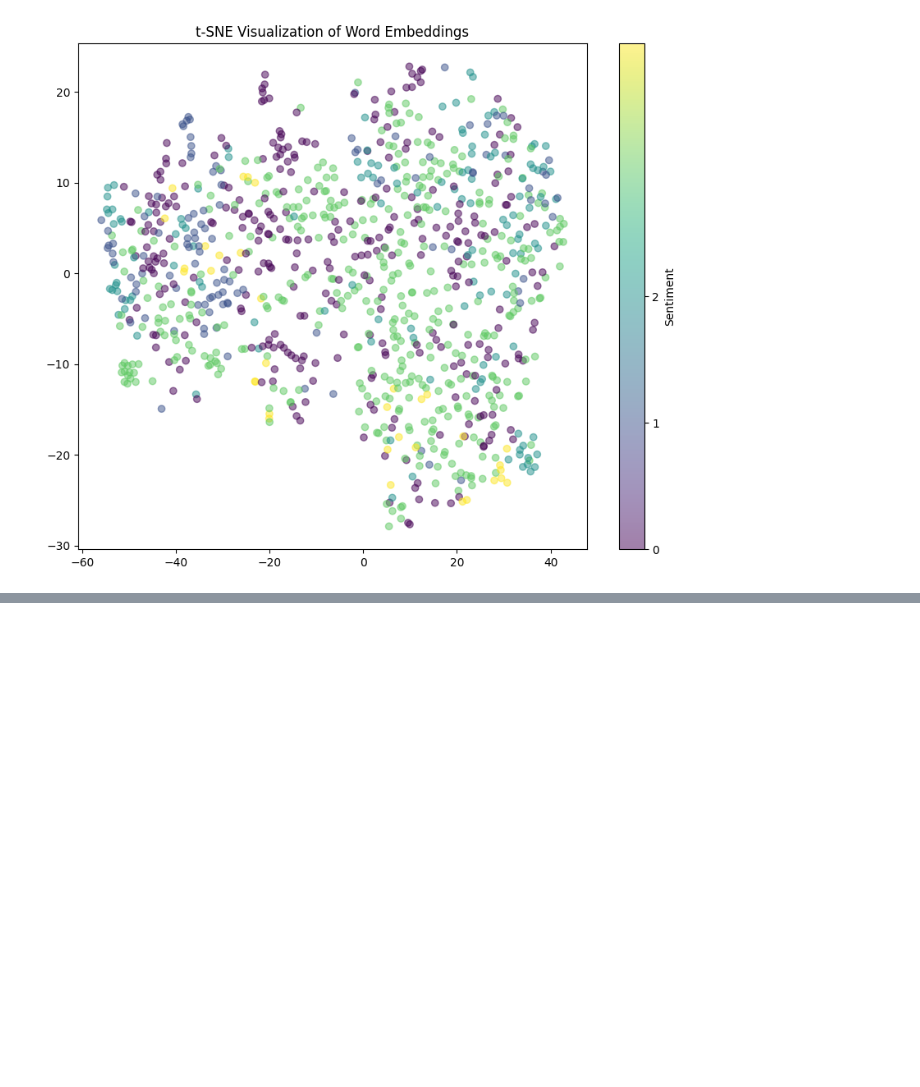
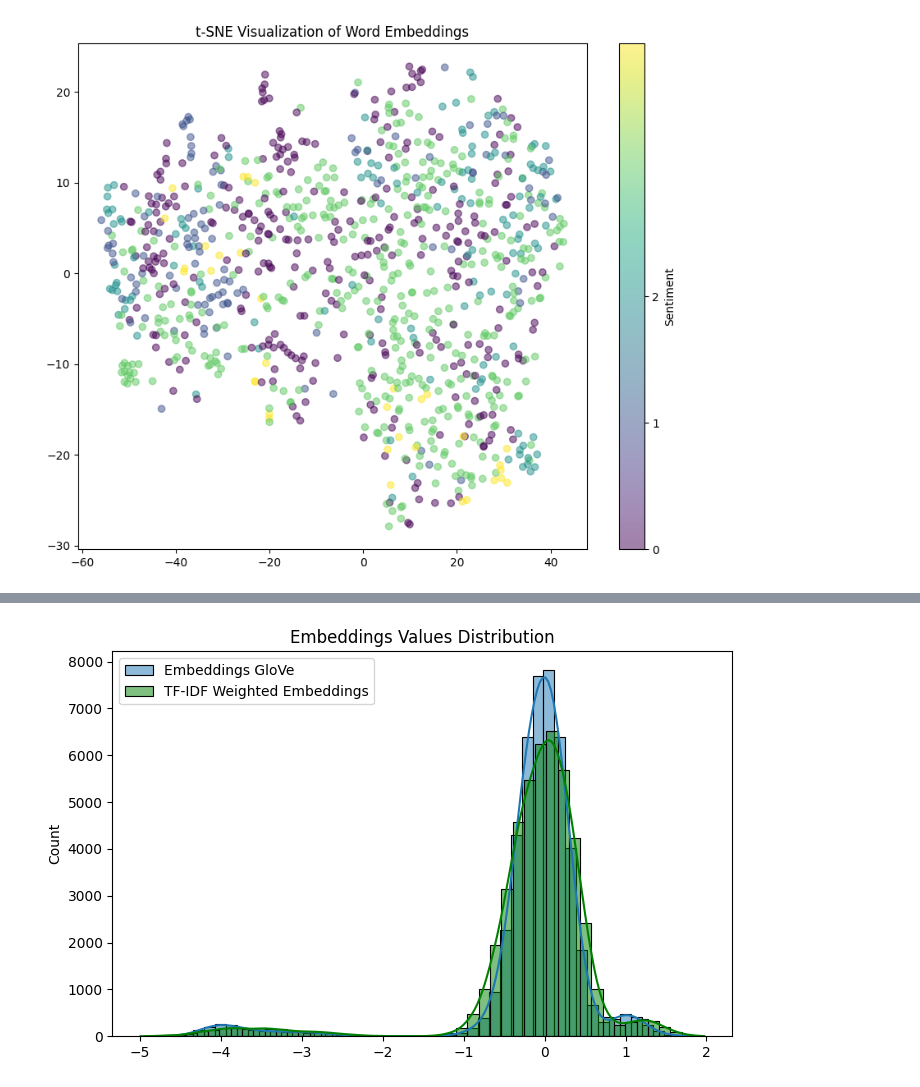
Before and after one commit to RafaParkoureiro/Emotionverse, a Jupyter notebook: ExtractedFeaturesEDA.ipynb, the cells around one changed output, grey strips where cells are left out. Drawn from its saved outputs; the diff is of its cells as text; code cells hidden in the pictures; blank space fills up the shorter version.

```diff
--- a/ExtractedFeaturesEDA.ipynb
+++ b/ExtractedFeaturesEDA.ipynb
@@ -67,0 +78,10 @@ plt.show()
+# %%
+# Embeddings Histogram
+plt.figure(figsize=(8, 5))
+sns.histplot(X_embeddings.flatten(), bins=50, kde=True, label='Embeddings GloVe')
+sns.histplot(X_tfidf_embeddings.flatten(), bins=50, kde=True, label='TF-IDF Weighted Embeddings', color='green')
+plt.title("Embeddings Values Distribution")
+plt.legend()
+plt.show()
+# %% [output]
+[figure, added]
```
Also changed, not shown: parts of 3 cells of this notebook.
